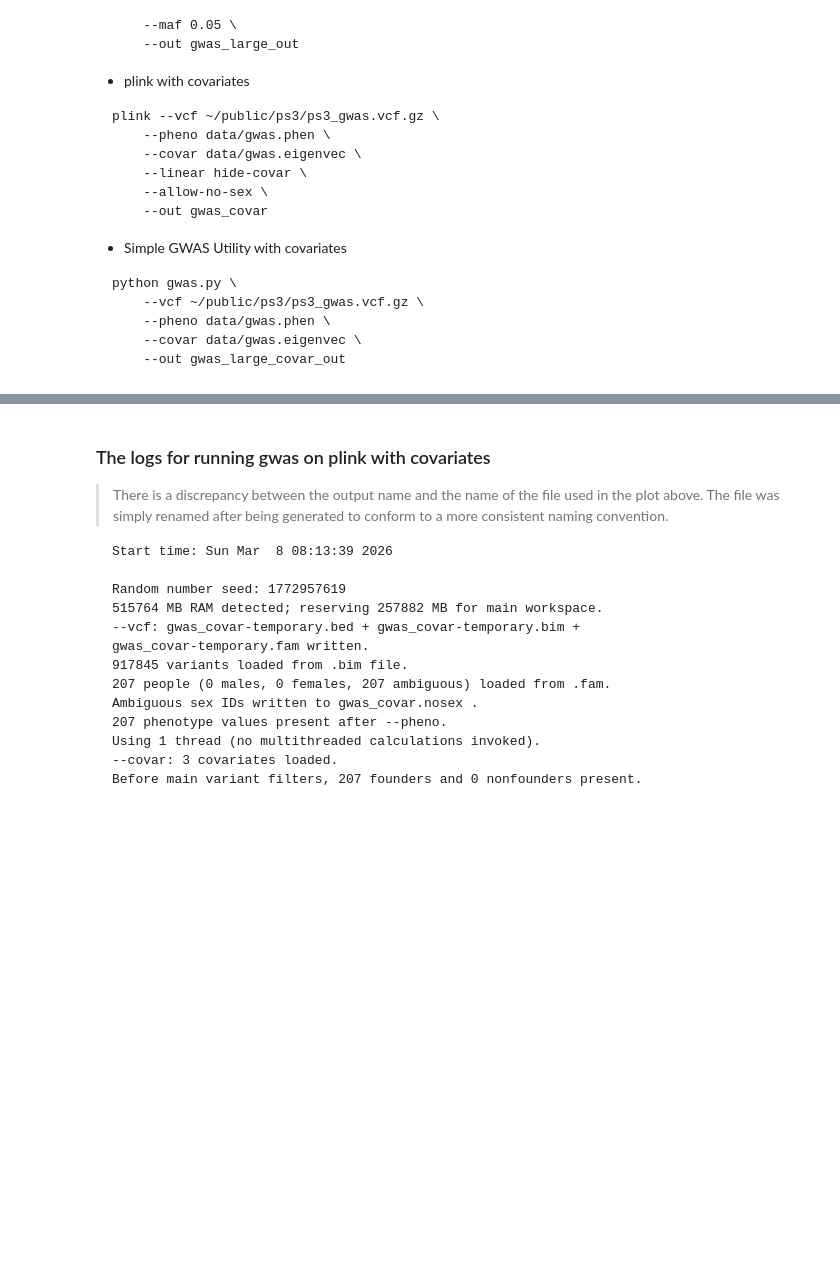
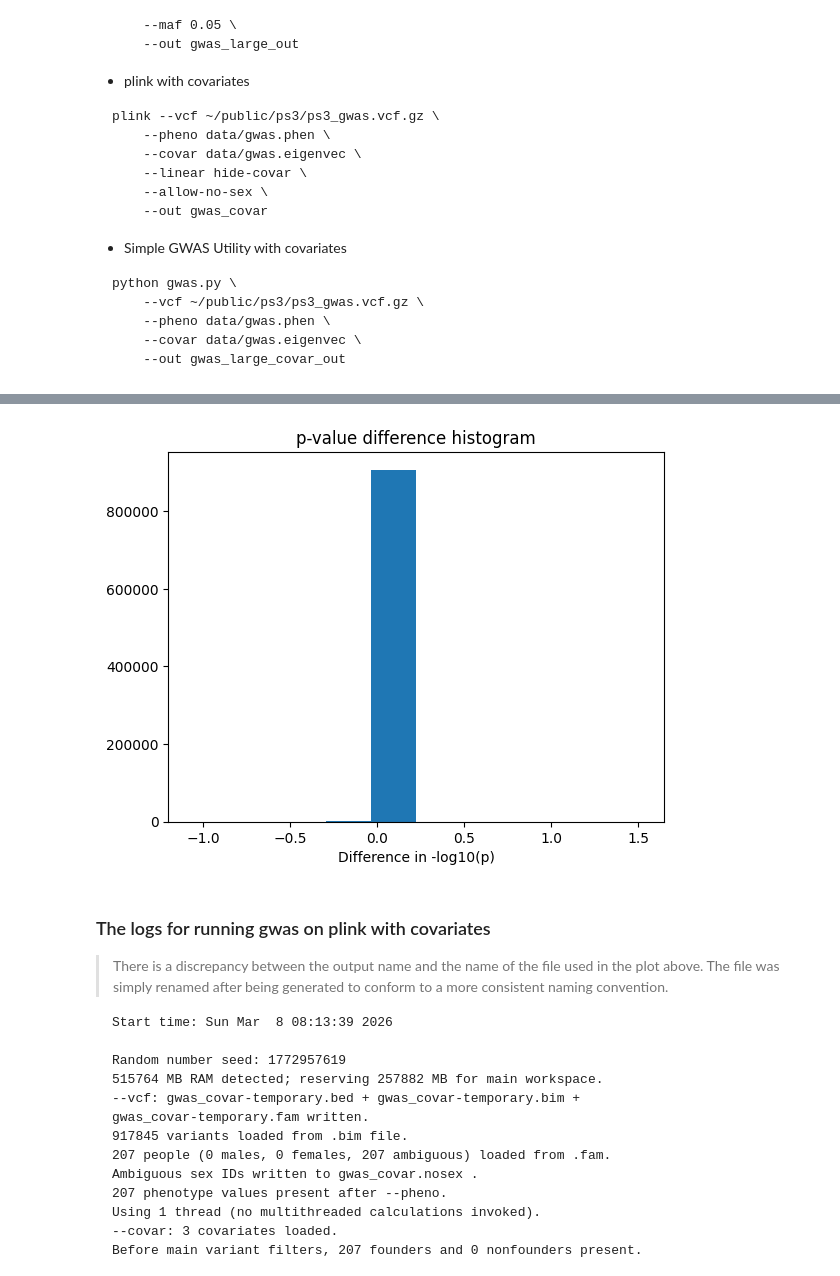
Before and after one commit to philchi/simple-gwas-utility, a Jupyter notebook: evaluation/evaluation.ipynb, the cells around one changed output, grey strips where cells are left out. Cells and saved outputs as stored; diff of their text form; code cells hidden in the pictures; blank space fills up the shorter version.

```diff
--- a/evaluation/evaluation.ipynb
+++ b/evaluation/evaluation.ipynb
@@ -113,3 +171,11 @@ df4.head()
+# %%
+diff = -np.log10(df3["P"]) - (-np.log10(df4["P"]))
+plt.hist(diff, bins=10)
+plt.xlabel("Difference in -log10(p)")
+plt.title("p-value difference histogram")
+plt.show()
+# %% [output]
+[figure, added]
 # %% [markdown]
 ### The logs for running gwas on plink with covariates
 > There is a discrepancy between the output name and the name of the file used in the plot above.
```
Also changed, not shown: parts of 10 cells of this notebook, 3 other files.
